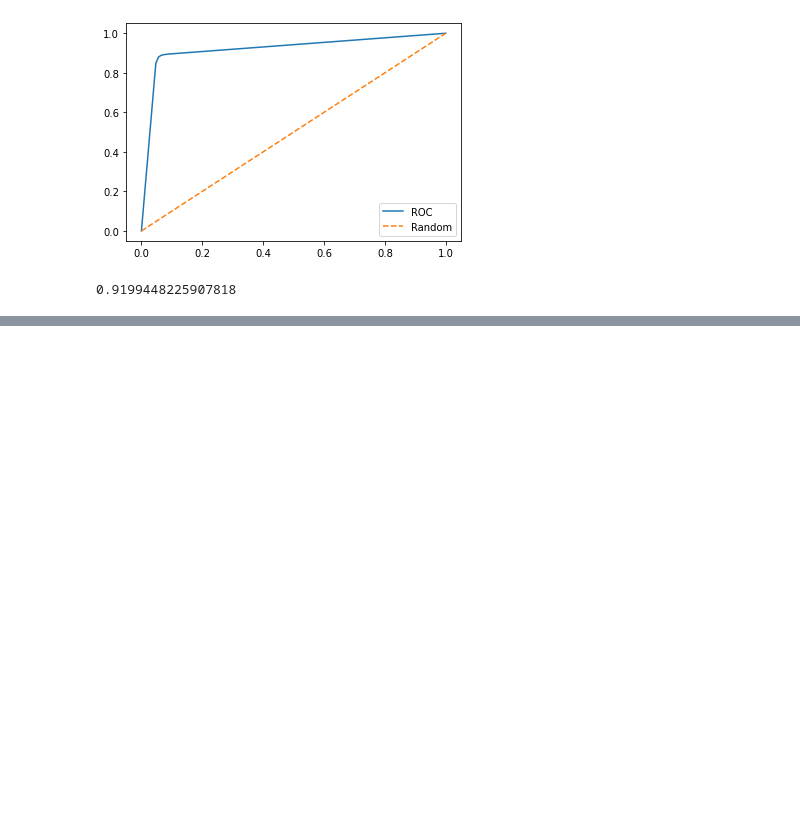
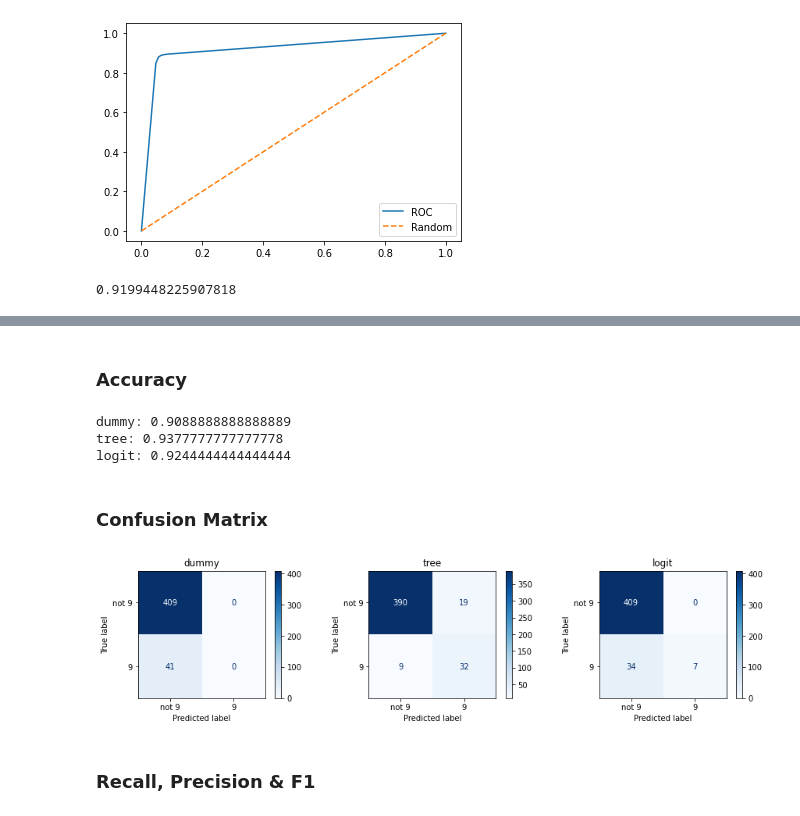
Before and after one commit to luckyspia/TIL, a Jupyter notebook: Machine_Learning/02.Evaluation.ipynb, the cells around one changed output, grey strips where cells are left out. Cells and saved outputs as stored; diff of their text form; code cells hidden in the pictures; blank space fills up the shorter version.

Commit message:
Machine Learning Evaluation Metrics

```diff
--- a/Machine_Learning/02.Evaluation.ipynb
+++ b/Machine_Learning/02.Evaluation.ipynb
@@ -246,0 +258,5 @@ roc_auc_score(y, pred_prob[:,1])
+# %%
+from sklearn.datasets import load_digits
+
+digits = load_digits()
+y = digits.target == 9  # 숫자 9를 posive class로 설정하여 불균형 데이터 생성
@@ -246,0 +268,50 @@ roc_auc_score(y, pred_prob[:,1])
+# %%
+from sklearn.model_selection import train_test_split
+
+X_train, X_test, y_train, y_test = train_test_split(digits.data, y, random_state=2022)
+# %%
+# Class label 중에 무조건 다수인 것으로 예측
+from sklearn.dummy import DummyClassifier
+
+dummy = DummyClassifier(strategy='most_frequent').fit(X_train, y_train)
+pred_dummy = dummy.predict(X_test)
+
+from sklearn.tree import DecisionTreeClassifier
+
+tree = DecisionTreeClassifier(max_depth=3).fit(X_train, y_train)
+pred_tree = tree.predict(X_test)
+
+from sklearn.linear_model import LogisticRegression
+
+logit = LogisticRegression(C=0.0001).fit(X_train, y_train)
+pred_logit = logit.predict(X_test)
+# %% [markdown]
+### Accuracy ###
+# %%
+# Accuracy
+from sklearn.metrics import accuracy_score
+
+print("dummy:", accuracy_score(y_test, pred_dummy))
+print("tree:", accuracy_score(y_test, pred_tree))
+print("logit:", accuracy_score(y_test, pred_logit))
+# %% [output]
+dummy: 0.9088888888888889
+tree: 0.9377777777777778
+logit: 0.9244444444444444
+# %% [markdown]
+###  Confusion Matrix ###
+# %%
+from sklearn.metrics import plot_confusion_matrix  # sklearn 0.22
+
+fig, ax = plt.subplots(1, 3, figsize=(15,3))
+plot_confusion_matrix(dummy, X_test, y_test, display_labels=["not 9", "9"], cmap=plt.cm.Blues, ax=ax[0])
+plot_confusion_matrix(tree, X_test, y_test, display_labels=["not 9", "9"], cmap=plt.cm.Blues, ax=ax[1])
+plot_confusion_matrix(logit, X_test, y_test, display_labels=["not 9", "9"], cmap=plt.cm.Blues, ax=ax[2])
+ax[0].set_title('dummy')
+ax[1].set_title('tree')
+ax[2].set_title('logit')
+plt.show()
+# %% [output]
+[figure, added]
+# %% [markdown]
+### Recall, Precision & F1 ###
```
Also changed, not shown: parts of 14 cells of this notebook.
